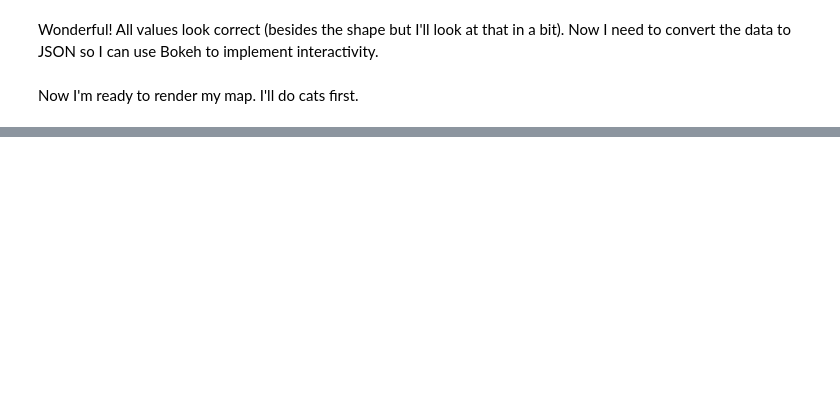
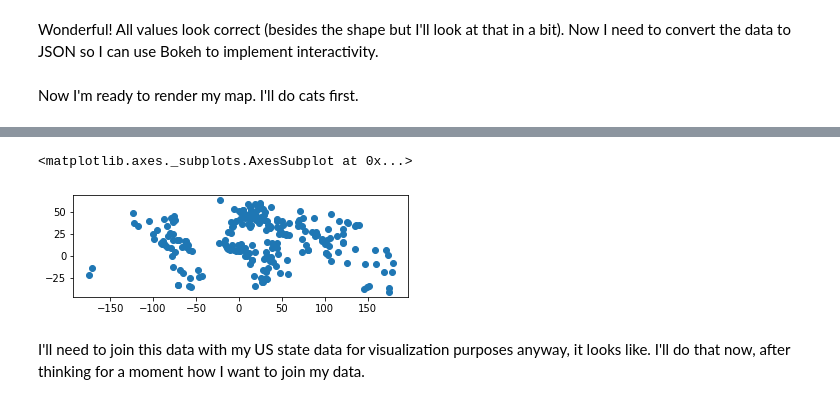
Before and after one commit to KwameTaylor/flask-project, a Jupyter notebook: viz.ipynb, the cells around one changed output, grey strips where cells are left out. Drawn from its saved outputs; the diff is of its cells as text; code cells hidden in the pictures; blank space fills up the shorter version.

Commit message:
load cities shapefile

```diff
--- a/viz.ipynb
+++ b/viz.ipynb
@@ -232,0 +235,10 @@ Loading BokehJS ...
+# %%
+shapefile = '/Users/a666/codeup-data-science/flask-project/ne_110m_populated_places_simple/ne_110m_populated_places_simple.shp'
+
+#Read shapefile using Geopandas
+gdf = gpd.read_file(shapefile)
+#[['name', 'iso_3166_2', 'geometry']]
+
+#Rename columns.
+#gdf.columns = ['state', 'state_code', 'geometry']
+gdf.head()
@@ -232,0 +253,7 @@ Loading BokehJS ...
+# %%
+gdf.plot()
+# %% [output]
+<matplotlib.axes._subplots.AxesSubplot at 0x...>
+[figure, added]
+# %% [markdown]
+I'll need to join this data with my US state data for visualization purposes anyway, it looks like. I'll do that now, after thinking for a moment how I want to join my data.
```
Also changed, not shown: parts of 2 cells of this notebook.
